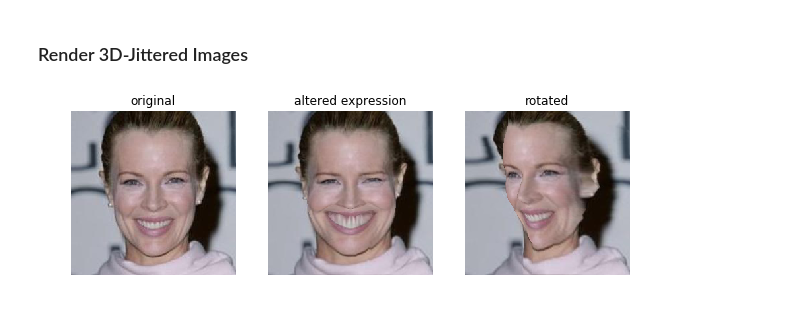
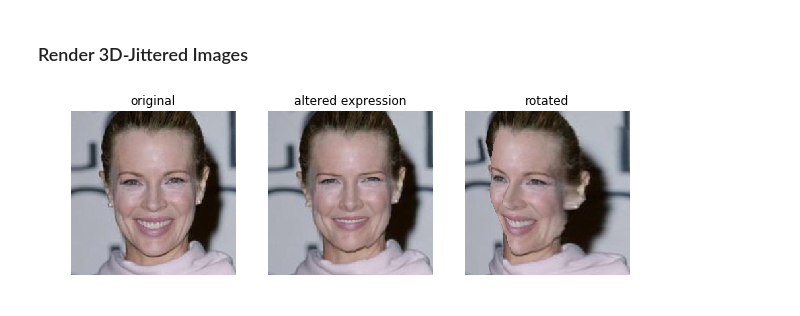
Before and after one commit to VisionSystemsInc/pix2face, a Jupyter notebook: notebooks/pix2face_demo.ipynb, the cells around one changed output. Drawn from its saved outputs; the diff is of its cells as text; code cells hidden in the pictures.

Commit message:
use pix2face_estimation module in demo notebook

```diff
--- a/notebooks/pix2face_demo.ipynb
+++ b/notebooks/pix2face_demo.ipynb
@@ -87,0 +55,4 @@ render = renderer.render(meshes, coeffs.camera(0))
+# %%
+# estimate coefficients
+img_ids = ['img0',]
+coeffs = pix2face_estimation.coefficient_estimation.estimate_coefficients(img, model, pix2face_data, cuda_device)
@@ -104,4 +77,5 @@ for a in ax:
 # %% [markdown]
 ### Render 3D-Jittered Images
 # %%
-jitterer = face3d.media_jitterer_perspective([img,], coeffs, head_mesh, subject_components, expression_components, renderer, "")
+renderer = pix2face_estimation.mesh_renderer.get_mesh_renderer()
+jitterer = face3d.media_jitterer_perspective([img,], coeffs, pix2face_data.head_mesh, pix2face_data.subject_components, pix2face_data.expression_components, renderer, "")
@@ -112,23 +82,29 @@ pose_jitterer_uniform = face3d.pose_jitterer_profile(pvr_data_dir, num_subject_c
 # %%
 new_expression_coeffs = np.zeros_like(coeffs.expression_coeffs(0))
 # manually alter expression
-new_expression_coeffs[0] = 0.2 #anger
-new_expression_coeffs[1] = -0.1 #disgust
-new_expression_coeffs[2] = 0.5 # fear
-new_expression_coeffs[3] = 1 # happiness
-new_expression_coeffs[4] = 0.3 # sadness
-new_expression_coeffs[5] = 0.1 #surprise
-render_neutral = jitterer.render(coeffs.camera(0), coeffs.subject_coeffs(), new_expression_coeffs, subject_components, expression_components)
+new_expression_coeffs[0] = 1.0 #anger
+new_expression_coeffs[1] = 0.0 #disgust
+new_expression_coeffs[2] = 0.0 # fear
+new_expression_coeffs[3] = 0.0 # happiness
+new_expression_coeffs[4] = 0.0 # sadness
+new_expression_coeffs[5] = 0.0 #surprise
+render_neutral = jitterer.render(coeffs.camera(0), coeffs.subject_coeffs(), new_expression_coeffs, pix2face_data.subject_components, pix2face_data.expression_components)
+# %%
+# manually alter pose
+delta_R = vxl.vgl.rotation_3d(geometry_utils.Euler_angles_to_quaternion(-np.pi/6, 0, 0, order='YXZ'))
+cam = coeffs.camera(0)
+new_R = cam.rotation * delta_R
+new_cam = face3d.perspective_camera_parameters(cam.focal_len, cam.principal_point, new_R, cam.translation, cam.nx, cam.ny)
+render_rot = jitterer.render(new_cam, coeffs.subject_coeffs(), coeffs.expression_coeffs(0), pix2face_data.subject_components, pix2face_data.expression_components)
 # %%
-render_rot = pose_jitterer_uniform.get_random_jitter([img,], coeffs, 1)
 fig,ax = plt.subplots(1,3,figsize=(10,4))
 ax[0].imshow(img)
 ax[0].set_title('original')
 ax[1].imshow(render_neutral[:,:,0:3])
 ax[1].set_title('altered expression')
 ax[2].imshow(render_rot[:,:,0:3])
 ax[2].set_title('rotated')
 for a in ax:
     a.axis('off')
 # %% [output]
-[figure, old version]
+[figure, new version]
```
Also changed, not shown: parts of 14 cells of this notebook.
